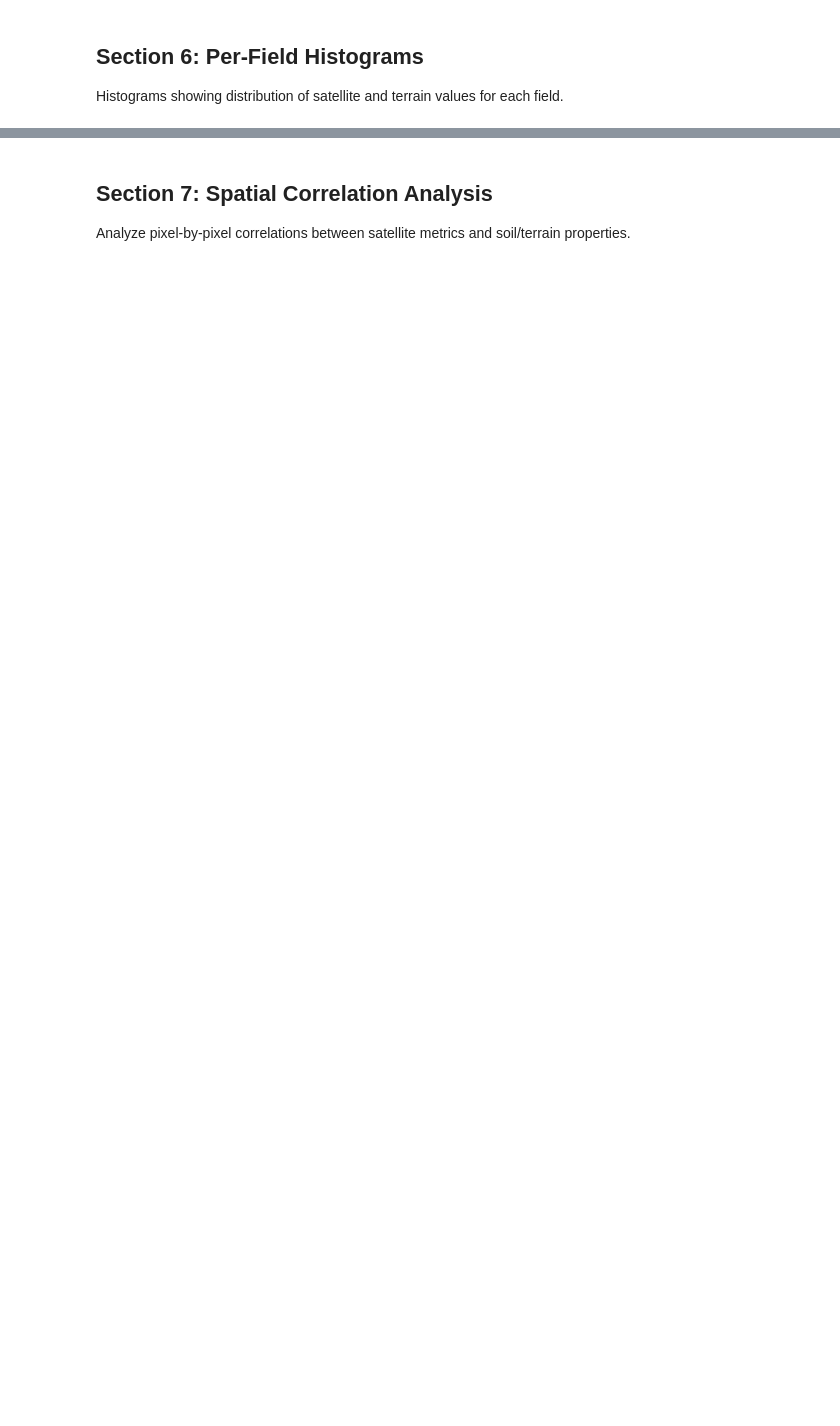
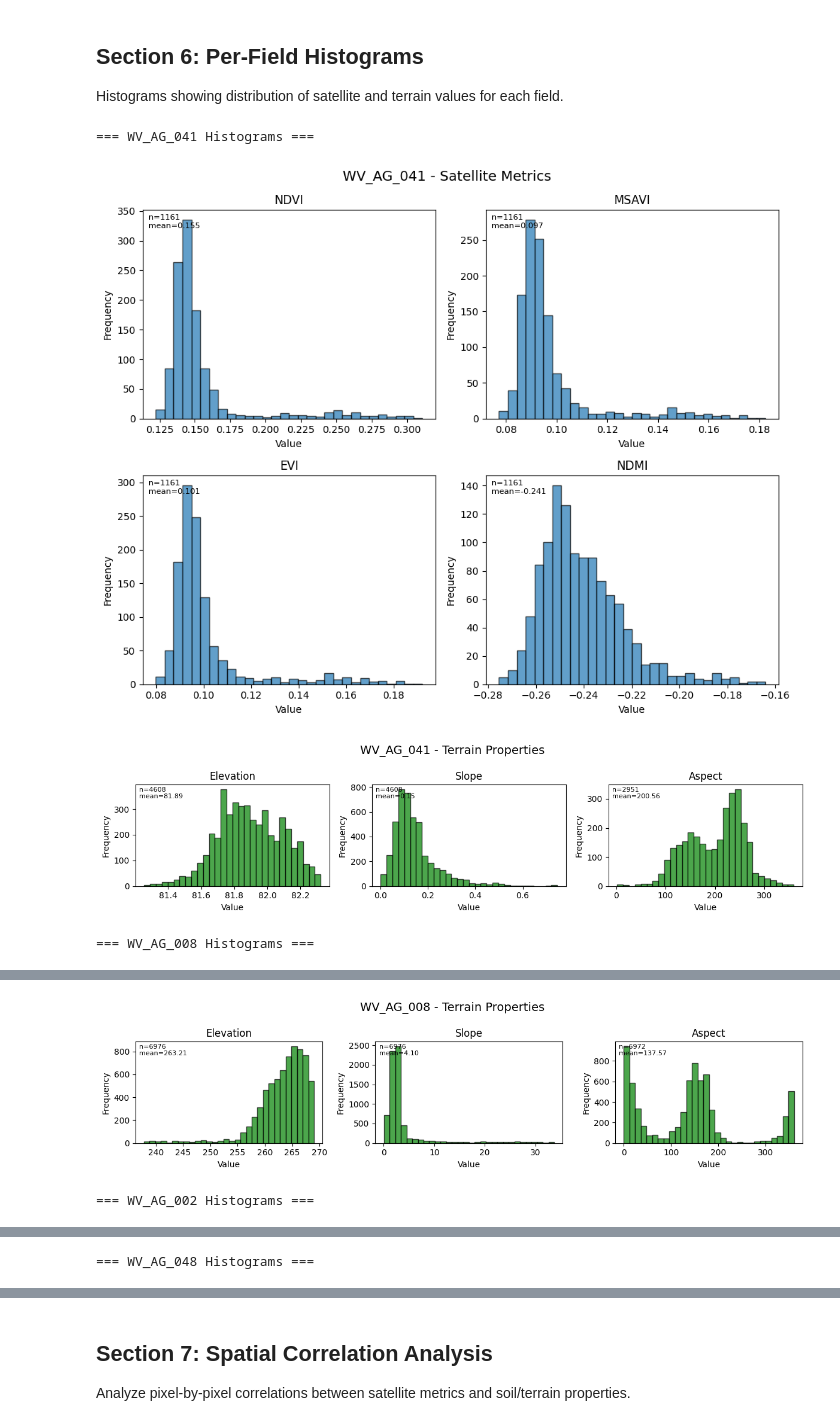
Before and after one commit to tristansu/ag-skills-demo, a Jupyter notebook: notebooks/field_mapping_04.ipynb, the cells around one changed output, grey strips where cells are left out. Saved outputs shown, nothing was run; the diff lists cells and outputs as text; code cells hidden in the pictures; blank space fills up the shorter version.

```diff
--- a/notebooks/field_mapping_04.ipynb
+++ b/notebooks/field_mapping_04.ipynb
@@ -38,15 +38,19 @@ np.random.seed(RANDOM_SEED)
 # Configuration Parameters
 MIN_PIXEL_COUNT = 30  # Minimum pixels required for valid correlation
 SATELLITE_METRICS = ['ndvi', 'msavi', 'evi', 'ndmi']
-SOIL_PROPERTIES = ['ph', 'om', 'clay', 'sand', 'cec']  # No drainage
+SOIL_PROPERTIES = ['ph', 'om_pct', 'clay_pct', 'sand_pct', 'cec']  # No drainage
 TERRAIN_PROPERTIES = ['elevation', 'slope', 'aspect']
 
-# Define paths
-DATA_DIR = 'data/assignment-03'
-TERRAIN_DIR = 'data/assignment-04/terrain'
-SOIL_DIR = 'data/assignment-04/soil'
-SATELLITE_DIR = 'data/assignment-03/satellite'
-DOCS_DIR = 'docs/assignment-03'
+# Define absolute paths - notebook runs from /notebooks/ so go up one level
+PROJECT_ROOT = '/workspaces/ag-skills-demo'
+DATA_DIR = os.path.join(PROJECT_ROOT, 'data/assignment-03')
+TERRAIN_DIR = os.path.join(PROJECT_ROOT, 'data/assignment-04/terrain')
+SOIL_DIR = os.path.join(PROJECT_ROOT, 'data/assignment-04/soil')
+SATELLITE_DIR = os.path.join(PROJECT_ROOT, 'data/assignment-03/satellite')
+TERRAIN_RESAMPLED_DIR = os.path.join(PROJECT_ROOT, 'data/assignment-04/terrain_resampled')
+DOCS_DIR = os.path.join(PROJECT_ROOT, 'docs/assignment-03')
+
+os.makedirs(TERRAIN_RESAMPLED_DIR, exist_ok=True)
 
 print('Configuration loaded:')
 print(f'  MIN_PIXEL_COUNT: {MIN_PIXEL_COUNT}')
@@ -94,16 +396,3 @@ print(field_info.to_string(index=False))
 ## Section 5: Per-Field Data Showcase
 
 For each selected field, we display CDL crop type, soil maps, terrain maps, and satellite maps.
-# %%
-# Display field information and available data
-for field_id in selected_fields:
-    print(f'\n=== Field: {field_id} ===')
-    field_row = gdf[gdf['field_id'] == field_id].iloc[0]
-    print(f'  Crop: {field_row["cdl_crop"]}')
-    print(f'  Area: {field_row["area_acres"]:.1f} acres')
-    print(f'  Location: ({field_row["lat"]:.4f}, {field_row["lon"]:.4f})')
-
-    # Check available data files
-    print(f'  Satellite: {len([m for m in SATELLITE_METRICS if os.path.exists(f"{SATELLITE_DIR}/{field_id}_{m}.tif")])} files')
-    print(f'  Terrain: {len([p for p in TERRAIN_PROPERTIES if os.path.exists(f"{TERRAIN_DIR}/{field_id}_{p}.tif")])} files')
-    print(f'  Soil: {"Yes" if os.path.exists(f"{SOIL_DIR}/{field_id}_soil.tif") else "No"}')
@@ -122,34 +533,39 @@ for field_id in selected_fields:
 
     for idx, metric in enumerate(SATELLITE_METRICS):
         ax = axes[idx // 2, idx % 2]
         sat_path = f'{SATELLITE_DIR}/{field_id}_{metric}.tif'
         if os.path.exists(sat_path):
-            data, mask = load_tiff(sat_path)
-            valid_data = data[mask]
+            data, _, _ = load_tiff_with_nodata(sat_path)
+            valid_data = data[~np.isnan(data)]
             ax.hist(valid_data, bins=30, edgecolor='black', alpha=0.7)
             ax.set_title(f'{metric.upper()}')
             ax.set_xlabel('Value')
             ax.set_ylabel('Frequency')
             ax.text(0.02, 0.98, f'n={len(valid_data)}\nmean={np.mean(valid_data):.3f}',
                     transform=ax.transAxes, fontsize=8, verticalalignment='top')
     plt.tight_layout()
     plt.show()
 
     # Terrain histograms
     fig, axes = plt.subplots(1, 3, figsize=(12, 3))
     fig.suptitle(f'{field_id} - Terrain Properties', fontsize=14)
 
     for idx, prop in enumerate(TERRAIN_PROPERTIES):
         ax = axes[idx]
         terr_path = f'{TERRAIN_DIR}/{field_id}_{prop}.tif'
         if os.path.exists(terr_path):
-            data, mask = load_tiff(terr_path)
-            valid_data = data[mask]
+            data, _, _ = load_tiff_with_nodata(terr_path)
+            valid_data = data[~np.isnan(data)]
             ax.hist(valid_data, bins=30, edgecolor='black', alpha=0.7, color='green')
             ax.set_title(f'{prop.capitalize()}')
             ax.set_xlabel('Value')
             ax.set_ylabel('Frequency')
             ax.text(0.02, 0.98, f'n={len(valid_data)}\nmean={np.mean(valid_data):.2f}',
                     transform=ax.transAxes, fontsize=8, verticalalignment='top')
     plt.tight_layout()
     plt.show()
+# %% [output]
+=== WV_AG_041 Histograms ===
+[figure, added]
+[figure, added]
+=== WV_AG_008 Histograms ===
@@ -155,0 +573,2 @@ for field_id in selected_fields:
+[figure, added]
+=== WV_AG_002 Histograms ===
@@ -155,0 +577 @@ for field_id in selected_fields:
+=== WV_AG_048 Histograms ===
```
Also changed, not shown: parts of 14 cells of this notebook, 2 other files.
